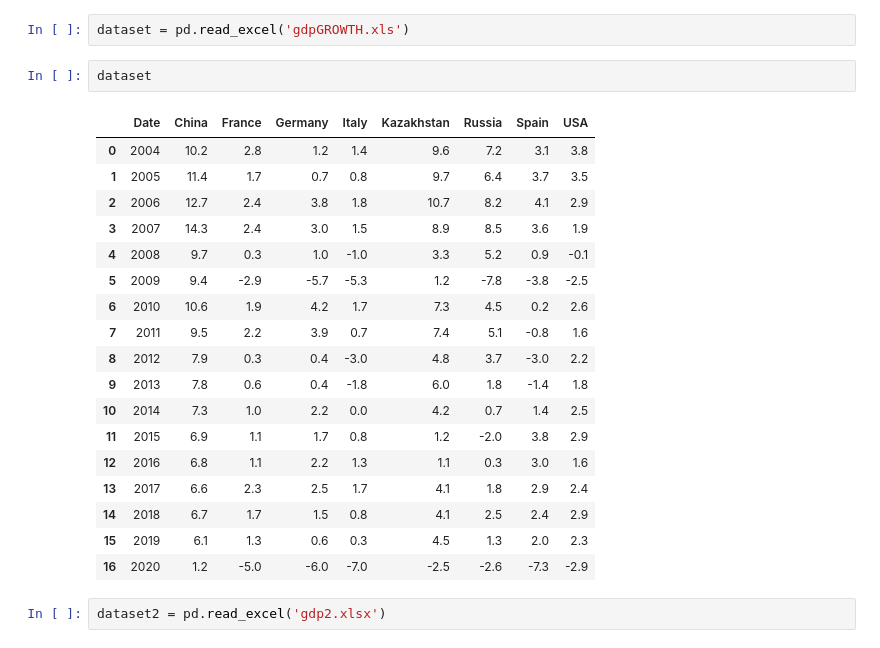
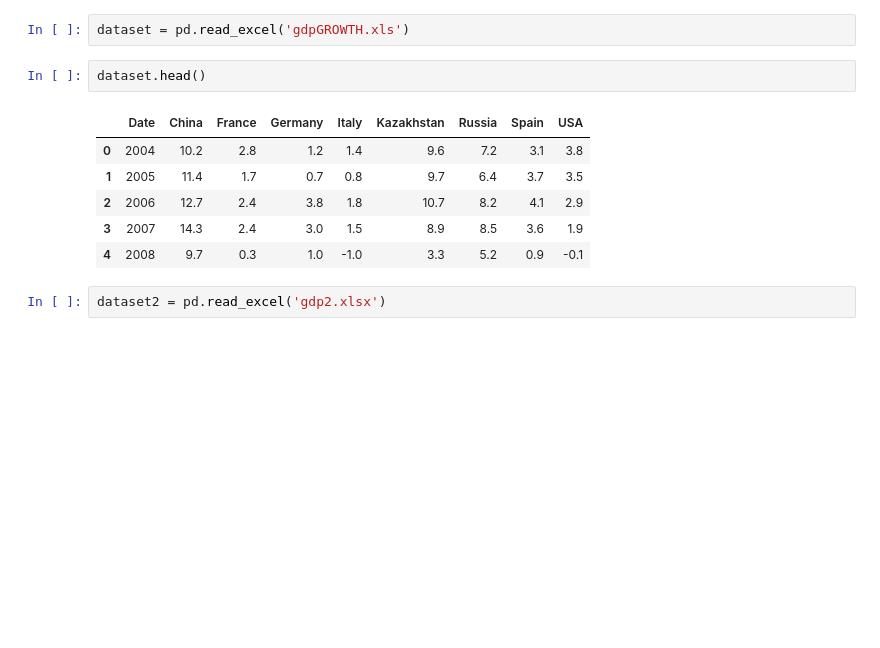
Before and after one commit to khadizxc/rk2datascience, a Jupyter notebook: proj.ipynb, the cells around one changed output. Cells and saved outputs as stored; diff of their text form; blank space fills up the shorter version.

```diff
--- a/proj.ipynb
+++ b/proj.ipynb
@@ -15,26 +15,14 @@ import plotly.graph_objects as go
 # %%
 dataset = pd.read_excel('gdpGROWTH.xls')
 # %%
-dataset
+dataset.head()
 # %% [output]
 |  | Date | China | France | Germany | Italy | Kazakhstan | Russia | Spain | USA |
 | 0 | 2004 | 10.2 | 2.8 | 1.2 | 1.4 | 9.6 | 7.2 | 3.1 | 3.8 |
 | 1 | 2005 | 11.4 | 1.7 | 0.7 | 0.8 | 9.7 | 6.4 | 3.7 | 3.5 |
 | 2 | 2006 | 12.7 | 2.4 | 3.8 | 1.8 | 10.7 | 8.2 | 4.1 | 2.9 |
 | 3 | 2007 | 14.3 | 2.4 | 3.0 | 1.5 | 8.9 | 8.5 | 3.6 | 1.9 |
 | 4 | 2008 | 9.7 | 0.3 | 1.0 | -1.0 | 3.3 | 5.2 | 0.9 | -0.1 |
-| 5 | 2009 | 9.4 | -2.9 | -5.7 | -5.3 | 1.2 | -7.8 | -3.8 | -2.5 |
-| 6 | 2010 | 10.6 | 1.9 | 4.2 | 1.7 | 7.3 | 4.5 | 0.2 | 2.6 |
-| 7 | 2011 | 9.5 | 2.2 | 3.9 | 0.7 | 7.4 | 5.1 | -0.8 | 1.6 |
-| 8 | 2012 | 7.9 | 0.3 | 0.4 | -3.0 | 4.8 | 3.7 | -3.0 | 2.2 |
-| 9 | 2013 | 7.8 | 0.6 | 0.4 | -1.8 | 6.0 | 1.8 | -1.4 | 1.8 |
-| 10 | 2014 | 7.3 | 1.0 | 2.2 | 0.0 | 4.2 | 0.7 | 1.4 | 2.5 |
-| 11 | 2015 | 6.9 | 1.1 | 1.7 | 0.8 | 1.2 | -2.0 | 3.8 | 2.9 |
-| 12 | 2016 | 6.8 | 1.1 | 2.2 | 1.3 | 1.1 | 0.3 | 3.0 | 1.6 |
-| 13 | 2017 | 6.6 | 2.3 | 2.5 | 1.7 | 4.1 | 1.8 | 2.9 | 2.4 |
-| 14 | 2018 | 6.7 | 1.7 | 1.5 | 0.8 | 4.1 | 2.5 | 2.4 | 2.9 |
-| 15 | 2019 | 6.1 | 1.3 | 0.6 | 0.3 | 4.5 | 1.3 | 2.0 | 2.3 |
-| 16 | 2020 | 1.2 | -5.0 | -6.0 | -7.0 | -2.5 | -2.6 | -7.3 | -2.9 |
 # %%
 dataset2 = pd.read_excel('gdp2.xlsx')
 # %%
```
Also changed, not shown: parts of 86 cells of this notebook.
